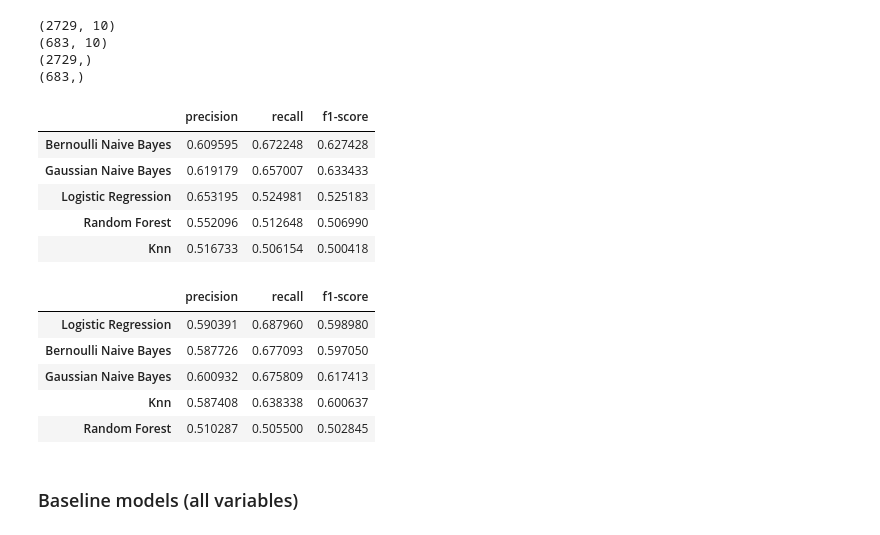
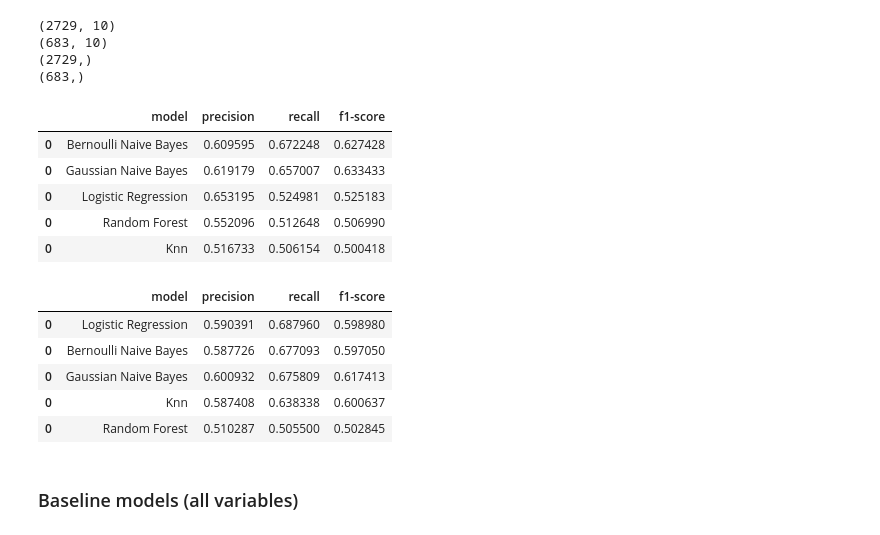
Before and after one commit to orenscarmeli/capstone210-ppd-carmeli_chari_hand_lee, a Jupyter notebook: modeling/initial_modeling.ipynb, the cells around one changed output. Drawn from its saved outputs; the diff is of its cells as text; code cells hidden in the pictures.

```diff
--- a/modeling/initial_modeling.ipynb
+++ b/modeling/initial_modeling.ipynb
@@ -91,8 +94,6 @@ cdc_survey_pmom
 ### Features to Use
 # %%
 all_columns = [
-    # Target
-    'MDD',
     # Depression screener
     'little_interest_in_doing_things',
     'feeling_down_depressed_hopeless',
@@ -133,8 +134,4 @@ all_columns = [
     'has_health_insurance_gap'
 ]
 len(all_columns)
-
-# cols removed since all null
-# count_tried_to_lose_weight_youth
-# count_days_physical_activity_youth
 # %% [output]
@@ -153,7 +150,11 @@ def get_model_data(original_df, columns, test_size_prop=0.2):
     Function to build feature & indicator matrices for both train & test.
     """
 
-    df_to_use = original_df[columns]
+    # add target column (MDD)
+    cols_to_use = columns.copy()
+    cols_to_use.insert(0, 'MDD')
+
+    df_to_use = original_df[cols_to_use]
 
     # Create test & train data
     x = df_to_use.iloc[:,1:].values
@@ -201,6 +202,7 @@ def get_performance_df(label_actual, label_pred, index_label):
     performance_report = classification_report(label_actual, label_pred, output_dict=True)
     performance_report = performance_report['macro avg']
     result_table = pd.DataFrame(performance_report, index = [index_label])
+    result_table = result_table.reset_index().rename(columns = {'index':'model'})
     return result_table
 
 def baseline_models(
@@ -277,7 +279,7 @@ def baseline_models(
 # %%
 x_train, x_test, y_train, y_test = get_model_data(
     original_df = cdc_survey_pmom,
-    columns = all_columns[0:11] # just depression screener
+    columns = all_columns[0:10] # just depression screener
 )
 
 print(x_train.shape)
@@ -291,24 +293,24 @@ print(y_test.shape)
 (683,)
 # %%
 baseline_model = baseline_models(x_train, y_train, x_test, y_test, do_smote=False)
-baseline_model[['precision','recall','f1-score']]
+baseline_model[['model','precision','recall','f1-score']]
 # %% [output]
-|  | precision | recall | f1-score |
-| Bernoulli Naive Bayes | 0.609595 | 0.672248 | 0.627428 |
-| Gaussian Naive Bayes | 0.619179 | 0.657007 | 0.633433 |
-| Logistic Regression | 0.653195 | 0.524981 | 0.525183 |
-| Random Forest | 0.552096 | 0.512648 | 0.506990 |
-| Knn | 0.516733 | 0.506154 | 0.500418 |
+|  | model | precision | recall | f1-score |
+| 0 | Bernoulli Naive Bayes | 0.609595 | 0.672248 | 0.627428 |
+| 0 | Gaussian Naive Bayes | 0.619179 | 0.657007 | 0.633433 |
+| 0 | Logistic Regression | 0.653195 | 0.524981 | 0.525183 |
+| 0 | Random Forest | 0.552096 | 0.512648 | 0.506990 |
+| 0 | Knn | 0.516733 | 0.506154 | 0.500418 |
 # %%
 baseline_model_with_smote = baseline_models(x_train, y_train, x_test, y_test, do_smote=True)
-baseline_model_with_smote[['precision','recall','f1-score']]
+baseline_model_with_smote[['model','precision','recall','f1-score']]
 # %% [output]
-|  | precision | recall | f1-score |
-| Logistic Regression | 0.590391 | 0.687960 | 0.598980 |
-| Bernoulli Naive Bayes | 0.587726 | 0.677093 | 0.597050 |
-| Gaussian Naive Bayes | 0.600932 | 0.675809 | 0.617413 |
-| Knn | 0.587408 | 0.638338 | 0.600637 |
-| Random Forest | 0.510287 | 0.505500 | 0.502845 |
+|  | model | precision | recall | f1-score |
+| 0 | Logistic Regression | 0.590391 | 0.687960 | 0.598980 |
+| 0 | Bernoulli Naive Bayes | 0.587726 | 0.677093 | 0.597050 |
+| 0 | Gaussian Naive Bayes | 0.600932 | 0.675809 | 0.617413 |
+| 0 | Knn | 0.587408 | 0.638338 | 0.600637 |
+| 0 | Random Forest | 0.510287 | 0.505500 | 0.502845 |
 # %% [markdown]
 ### Baseline models (all variables)
 # %%
```
Also changed, not shown: parts of 26 cells of this notebook.
